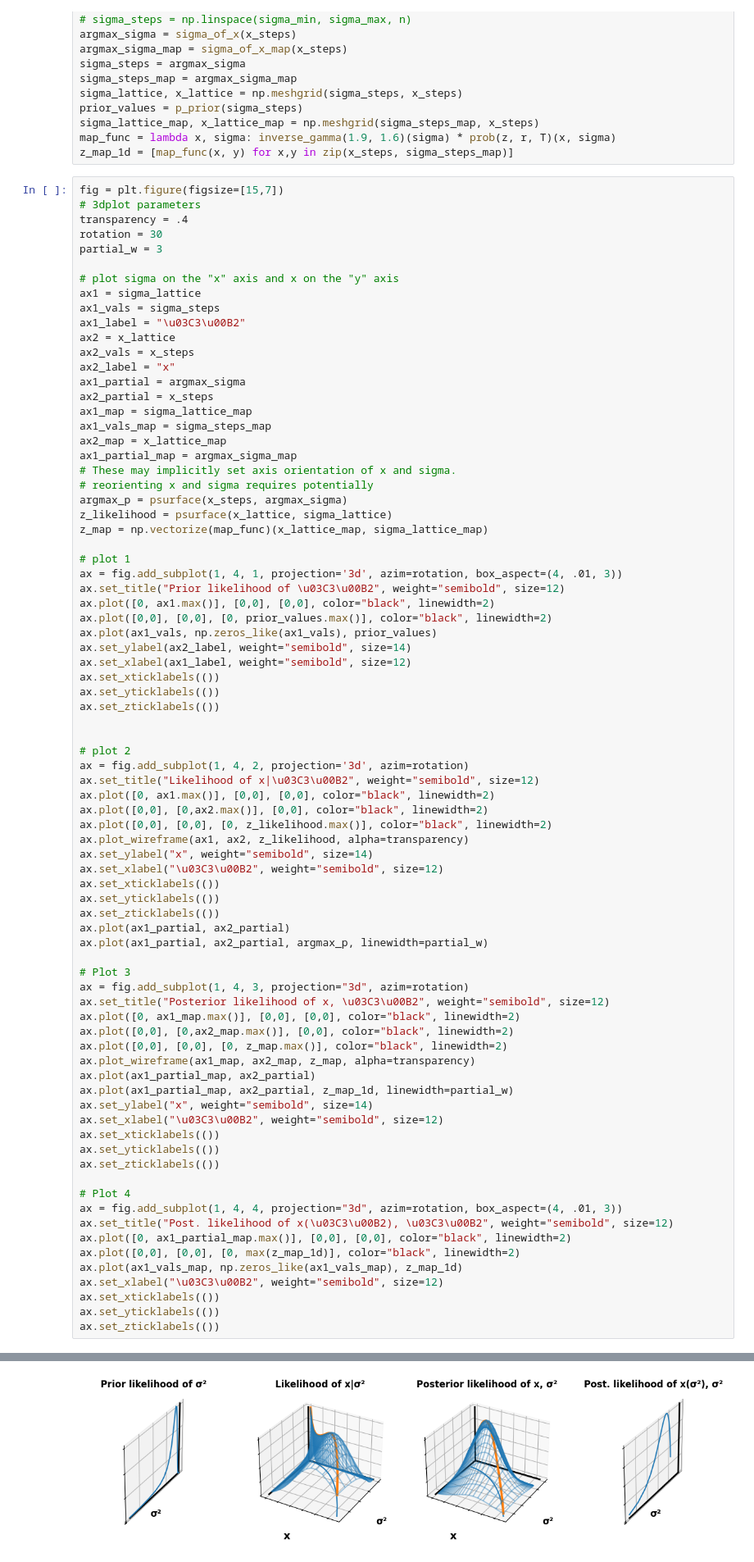
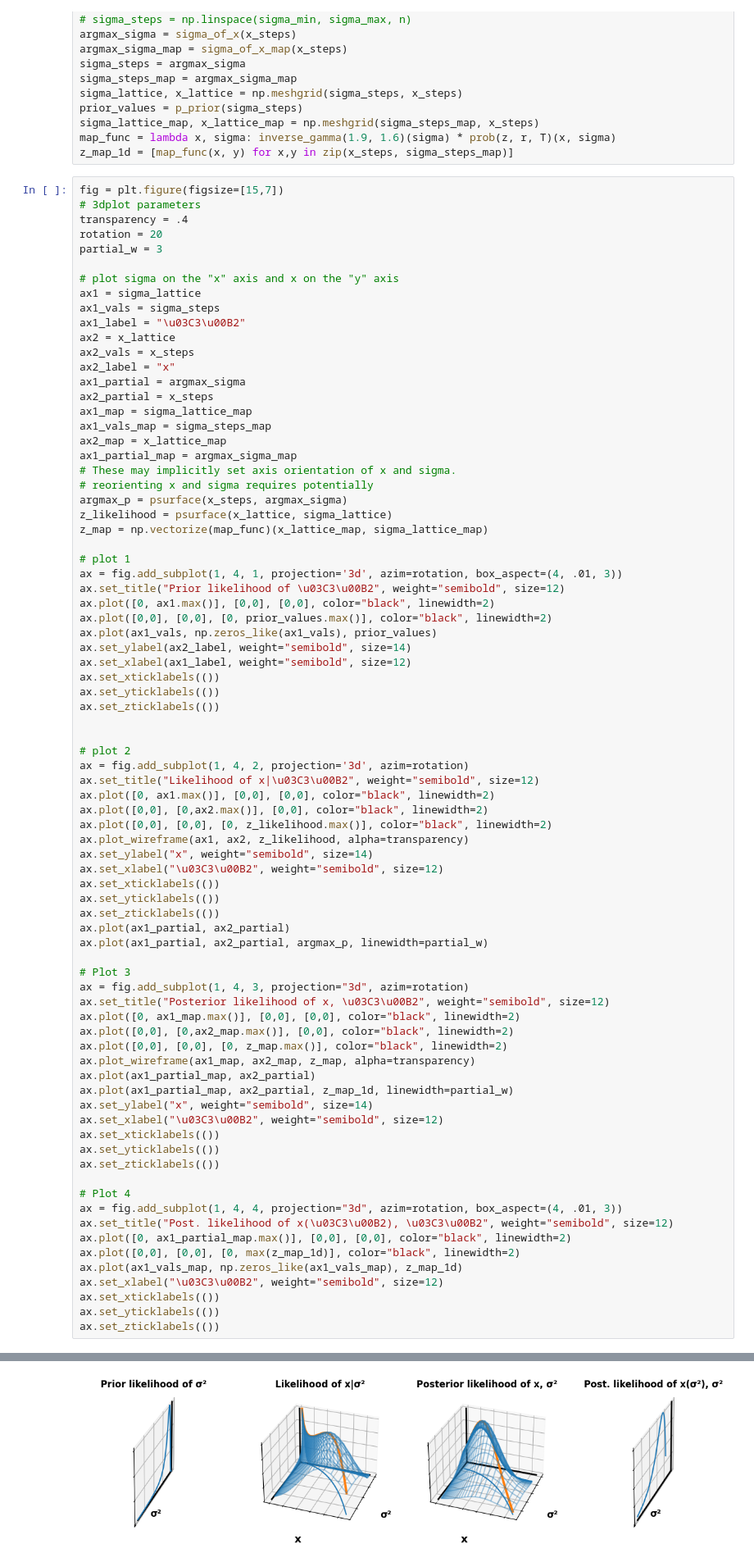
Before and after one commit to Jacob-Stevens-Haas/kalman-experiments, a Jupyter notebook: graphics/graphics_prior.ipynb, the cells around one changed output, grey strips where cells are left out. Shown at 82% size. Saved outputs shown, nothing was run; the diff lists cells and outputs as text.

```diff
--- a/graphics/graphics_prior.ipynb
+++ b/graphics/graphics_prior.ipynb
@@ -55,7 +55,7 @@ z_map_1d = [map_func(x, y) for x,y in zip(x_steps, sigma_steps_map)]
 fig = plt.figure(figsize=[15,7])
 # 3dplot parameters
 transparency = .4
-rotation = 30
+rotation = 20
 partial_w = 3
 
 # plot sigma on the "x" axis and x on the "y" axis
@@ -110,34 +110,34 @@ ax = fig.add_subplot(1, 4, 3, projection="3d", azim=rotation)
 ax.set_title("Posterior likelihood of x, \u03C3\u00B2", weight="semibold", size=12)
 ax.plot([0, ax1_map.max()], [0,0], [0,0], color="black", linewidth=2)
 ax.plot([0,0], [0,ax2_map.max()], [0,0], color="black", linewidth=2)
 ax.plot([0,0], [0,0], [0, z_map.max()], color="black", linewidth=2)
 ax.plot_wireframe(ax1_map, ax2_map, z_map, alpha=transparency)
 ax.plot(ax1_partial_map, ax2_partial)
 ax.plot(ax1_partial_map, ax2_partial, z_map_1d, linewidth=partial_w)
 ax.set_ylabel("x", weight="semibold", size=14)
 ax.set_xlabel("\u03C3\u00B2", weight="semibold", size=12)
 ax.set_xticklabels(())
 ax.set_yticklabels(())
 ax.set_zticklabels(())
 
 # Plot 4
 ax = fig.add_subplot(1, 4, 4, projection="3d", azim=rotation, box_aspect=(4, .01, 3))
 ax.set_title("Post. likelihood of x(\u03C3\u00B2), \u03C3\u00B2", weight="semibold", size=12)
 ax.plot([0, ax1_partial_map.max()], [0,0], [0,0], color="black", linewidth=2)
 ax.plot([0,0], [0,0], [0, max(z_map_1d)], color="black", linewidth=2)
 ax.plot(ax1_vals_map, np.zeros_like(ax1_vals_map), z_map_1d)
 ax.set_xlabel("\u03C3\u00B2", weight="semibold", size=12)
 ax.set_xticklabels(())
 ax.set_yticklabels(())
 ax.set_zticklabels(())
 # %% [output]
 [Text(0.0, 0, ''),
  Text(0.02, 0, ''),
  Text(0.04, 0, ''),
  Text(0.06, 0, ''),
  Text(0.08, 0, ''),
  Text(0.1, 0, '')]
-[figure, old version]
+[figure, new version]
 # %%
 fig = plt.figure(figsize=[8,4])
 # 3dplot parameters
```
Also changed, not shown: 3 other files.
